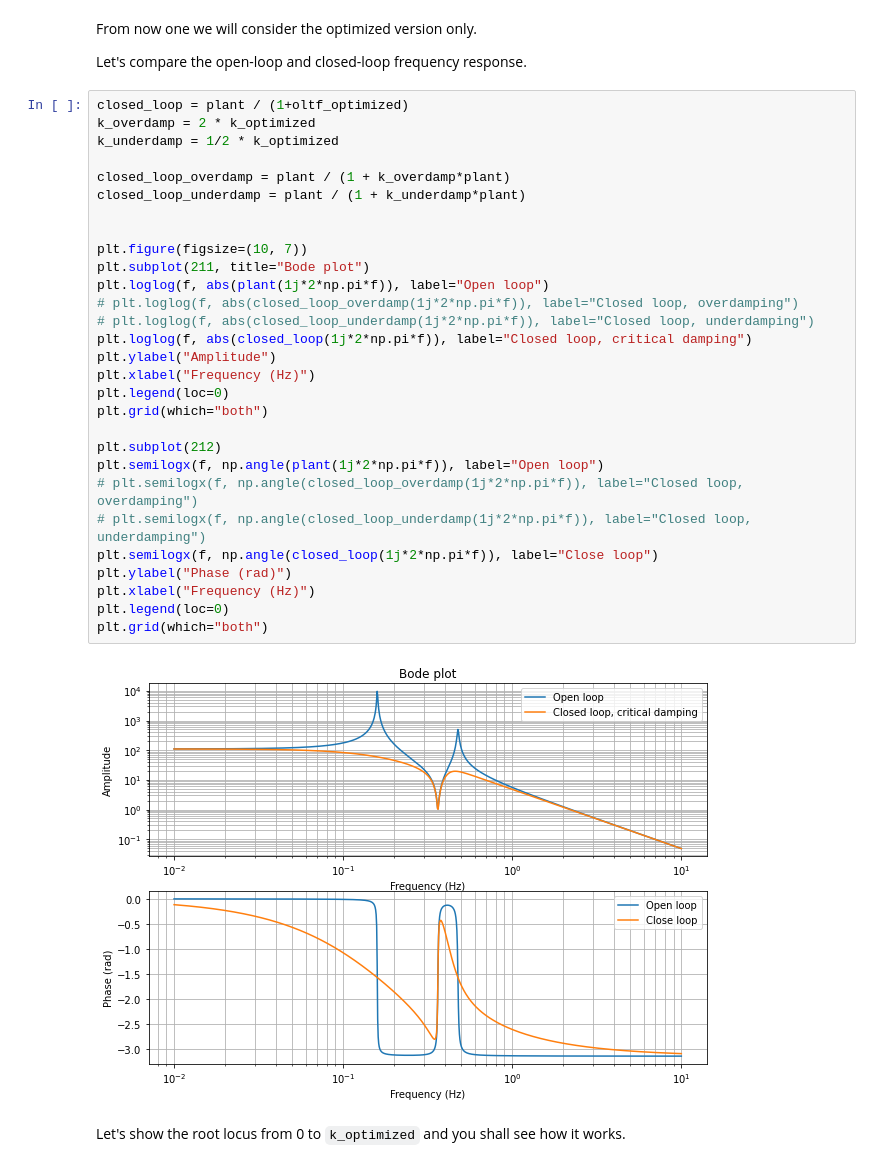
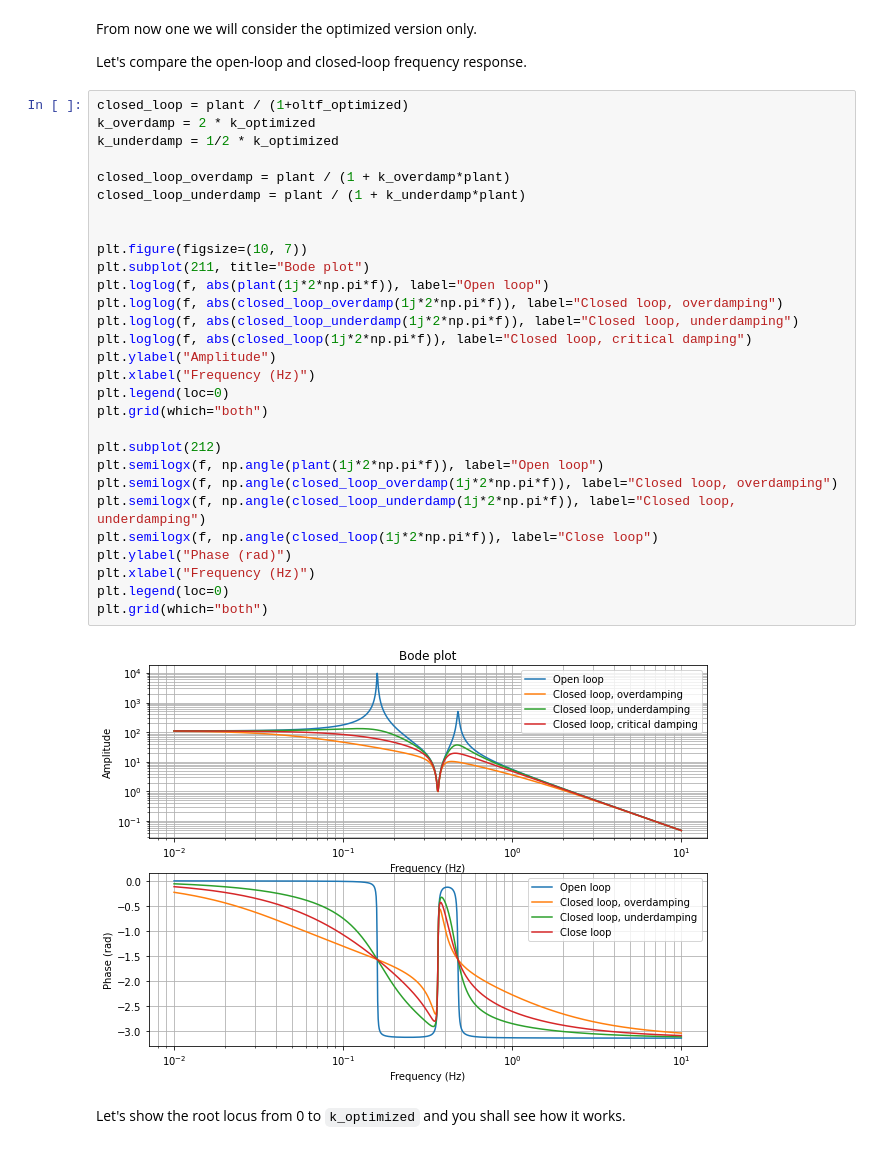
Before and after one commit to terrencetec/kontrol, a Jupyter notebook: docs/source/tutorials/regulator_feedback_critical_damping.ipynb, the cells around one changed output. Drawn from its saved outputs; the diff is of its cells as text.

```diff
--- a/docs/source/tutorials/regulator_feedback_critical_damping.ipynb
+++ b/docs/source/tutorials/regulator_feedback_critical_damping.ipynb
@@ -129,34 +139,34 @@ Let's compare the open-loop and closed-loop frequency response.
 # %%
 closed_loop = plant / (1+oltf_optimized)
 k_overdamp = 2 * k_optimized
 k_underdamp = 1/2 * k_optimized
 
 closed_loop_overdamp = plant / (1 + k_overdamp*plant)
 closed_loop_underdamp = plant / (1 + k_underdamp*plant)
 
 
 plt.figure(figsize=(10, 7))
 plt.subplot(211, title="Bode plot")
 plt.loglog(f, abs(plant(1j*2*np.pi*f)), label="Open loop")
-# plt.loglog(f, abs(closed_loop_overdamp(1j*2*np.pi*f)), label="Closed loop, overdamping")
-# plt.loglog(f, abs(closed_loop_underdamp(1j*2*np.pi*f)), label="Closed loop, underdamping")
+plt.loglog(f, abs(closed_loop_overdamp(1j*2*np.pi*f)), label="Closed loop, overdamping")
+plt.loglog(f, abs(closed_loop_underdamp(1j*2*np.pi*f)), label="Closed loop, underdamping")
 plt.loglog(f, abs(closed_loop(1j*2*np.pi*f)), label="Closed loop, critical damping")
 plt.ylabel("Amplitude")
 plt.xlabel("Frequency (Hz)")
 plt.legend(loc=0)
 plt.grid(which="both")
 
 plt.subplot(212)
 plt.semilogx(f, np.angle(plant(1j*2*np.pi*f)), label="Open loop")
-# plt.semilogx(f, np.angle(closed_loop_overdamp(1j*2*np.pi*f)), label="Closed loop, overdamping")
-# plt.semilogx(f, np.angle(closed_loop_underdamp(1j*2*np.pi*f)), label="Closed loop, underdamping")
+plt.semilogx(f, np.angle(closed_loop_overdamp(1j*2*np.pi*f)), label="Closed loop, overdamping")
+plt.semilogx(f, np.angle(closed_loop_underdamp(1j*2*np.pi*f)), label="Closed loop, underdamping")
 plt.semilogx(f, np.angle(closed_loop(1j*2*np.pi*f)), label="Close loop")
 plt.ylabel("Phase (rad)")
 plt.xlabel("Frequency (Hz)")
 plt.legend(loc=0)
 plt.grid(which="both")
 # %% [output]
-[figure, old version]
+[figure, new version]
 # %% [markdown]
 Let's show the root locus from 0 to `k_optimized` and you shall see how it works.
 # %%
```
Also changed, not shown: parts of 4 cells of this notebook, 6 other files.
